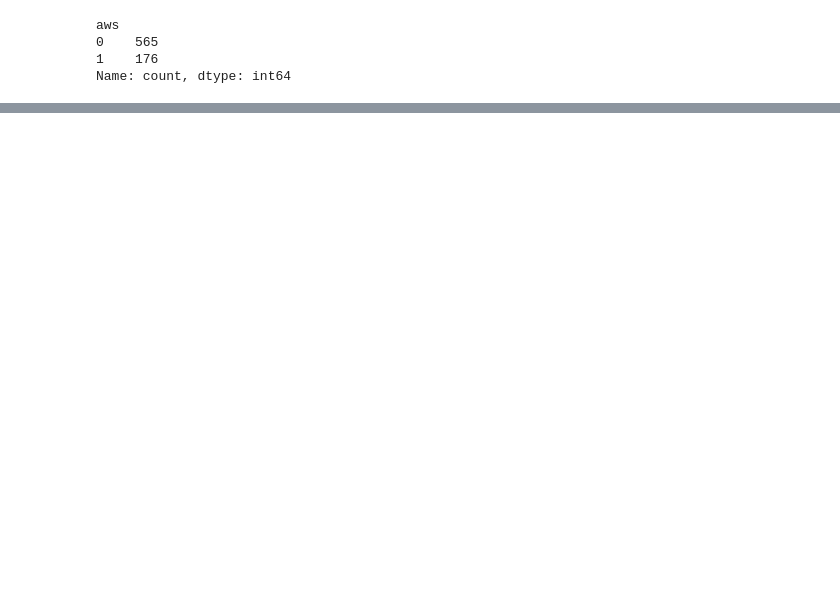
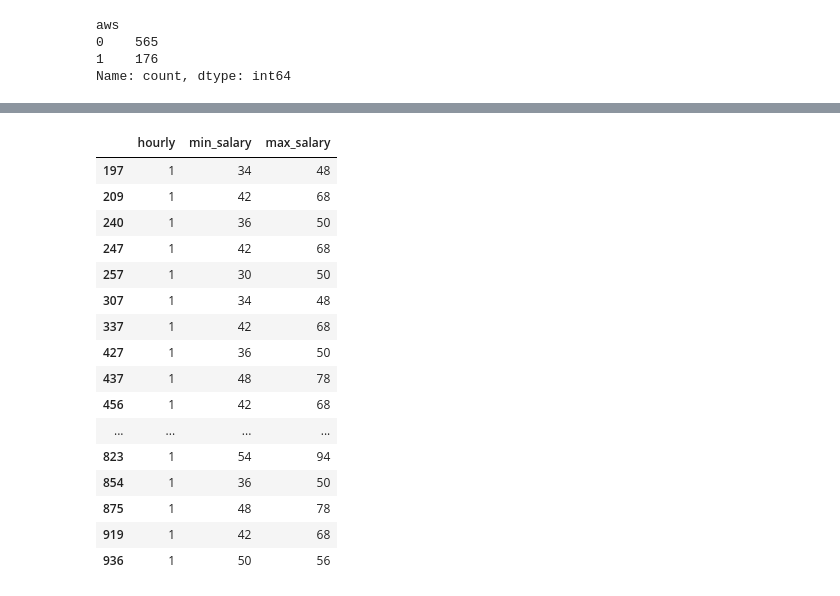
Before and after one commit to fahemahmed/DataScienceSalaryPrediction, a Jupyter notebook: data_cleaning.ipynb, the cells around one changed output, grey strips where cells are left out. Drawn from its saved outputs; the diff is of its cells as text; code cells hidden in the pictures; blank space fills up the shorter version.

```diff
--- a/data_cleaning.ipynb
+++ b/data_cleaning.ipynb
@@ -78,6 +84,8 @@ job_state
  SC      1
 Name: count, dtype: int64
 # %%
+
+#getting accurate title roles for each job
 def title_role(title):
     if 'data scientist' in title.lower():
         return 'data scientist'
@@ -93,3 +101,8 @@ def title_role(title):
         return 'director'
     else:
         return 'na'
+
+
+df['job_simp']= df['Job Title'].apply(title_role)
+
+df['job_simp'].value_counts()
@@ -95,0 +119,13 @@ def title_role(title):
+# %%
+#seniority parsing
+def seniority(title):
+    if 'sr' in title.lower() or 'senior' in title.lower() or 'sr' in title.lower() or 'lead' in title.lower() or 'principal' in title.lower():
+            return 'senior'
+    elif 'jr' in title.lower() or 'jr.' in title.lower():
+        return 'jr'
+    else:
+        return 'na'
+
+
+df['seniority'] = df['Job Title'].apply(seniority)
+df.seniority.value_counts()
@@ -120,3 +162,7 @@ aws
 0    565
 1    176
 Name: count, dtype: int64
+# %%
+#  Job description length
+df['desc_len'] = df['Job Description'].apply(lambda x: len(x))
+df['desc_len']
@@ -122,0 +182,4 @@ Name: count, dtype: int64
+# %%
+#Competitor count
+df['num_comp'] = df['Competitors'].apply(lambda x: len(x.split(',')) if x != '-1' else 0)
+df['num_comp']
@@ -122,0 +199,25 @@ Name: count, dtype: int64
+# %%
+#hourly wage to annual
+#2000 = 8hrs/day * 5 days/week * 50 weeks.The year has 52 weeks but 2 of those weeks are assigned to holidays and vacation time. /1000 because of dollar notation
+df['min_salary'] = df.apply(lambda x: x.min_salary*2 if x.hourly ==1 else x.min_salary, axis =1)
+df['max_salary'] = df.apply(lambda x: x.max_salary*2 if x.hourly ==1 else x.max_salary, axis =1)
+
+df[df.hourly ==1][['hourly','min_salary','max_salary']]
+# %% [output]
+|  | hourly | min_salary | max_salary |
+| 197 | 1 | 34 | 48 |
+| 209 | 1 | 42 | 68 |
+| 240 | 1 | 36 | 50 |
+| 247 | 1 | 42 | 68 |
+| 257 | 1 | 30 | 50 |
+| 307 | 1 | 34 | 48 |
+| 337 | 1 | 42 | 68 |
+| 427 | 1 | 36 | 50 |
+| 437 | 1 | 48 | 78 |
+| 456 | 1 | 42 | 68 |
+| ... | ... | ... | ... |
+| 823 | 1 | 54 | 94 |
+| 854 | 1 | 36 | 50 |
+| 875 | 1 | 48 | 78 |
+| 919 | 1 | 42 | 68 |
+| 936 | 1 | 50 | 56 |
```
Also changed, not shown: parts of 6 cells of this notebook.
